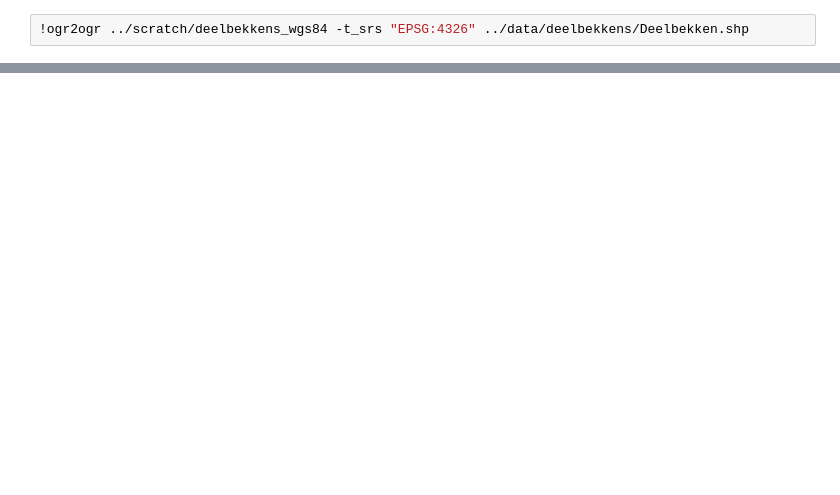
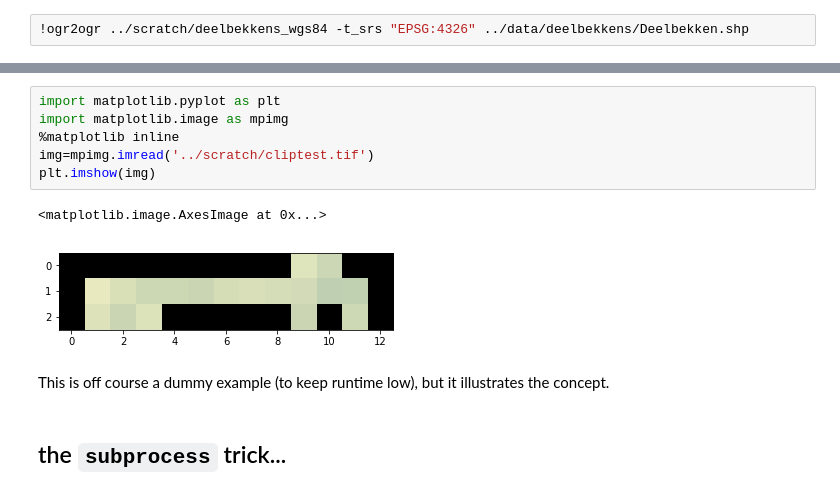
Before and after one commit to stijnvanhoey/course_gis_scripting, a Jupyter notebook: _solved/05-the-power-of-gdal.ipynb, the cells around one changed output, grey strips where cells are left out. Cells and saved outputs as stored; diff of their text form; blank space fills up the shorter version.

```diff
--- a/_solved/05-the-power-of-gdal.ipynb
+++ b/_solved/05-the-power-of-gdal.ipynb
@@ -96,0 +135,13 @@ To gain from my efforts, a reusable function would be what I could really use
+# %%
+import matplotlib.pyplot as plt
+import matplotlib.image as mpimg
+%matplotlib inline
+img=mpimg.imread('../scratch/cliptest.tif')
+plt.imshow(img)
+# %% [output]
+<matplotlib.image.AxesImage at 0x...>
+[figure, added]
+# %% [markdown]
+This is off course a dummy example (to keep runtime low), but it illustrates the concept.
+# %% [markdown]
+## the `subprocess` trick...
```
Also changed, not shown: parts of 61 cells of this notebook.
